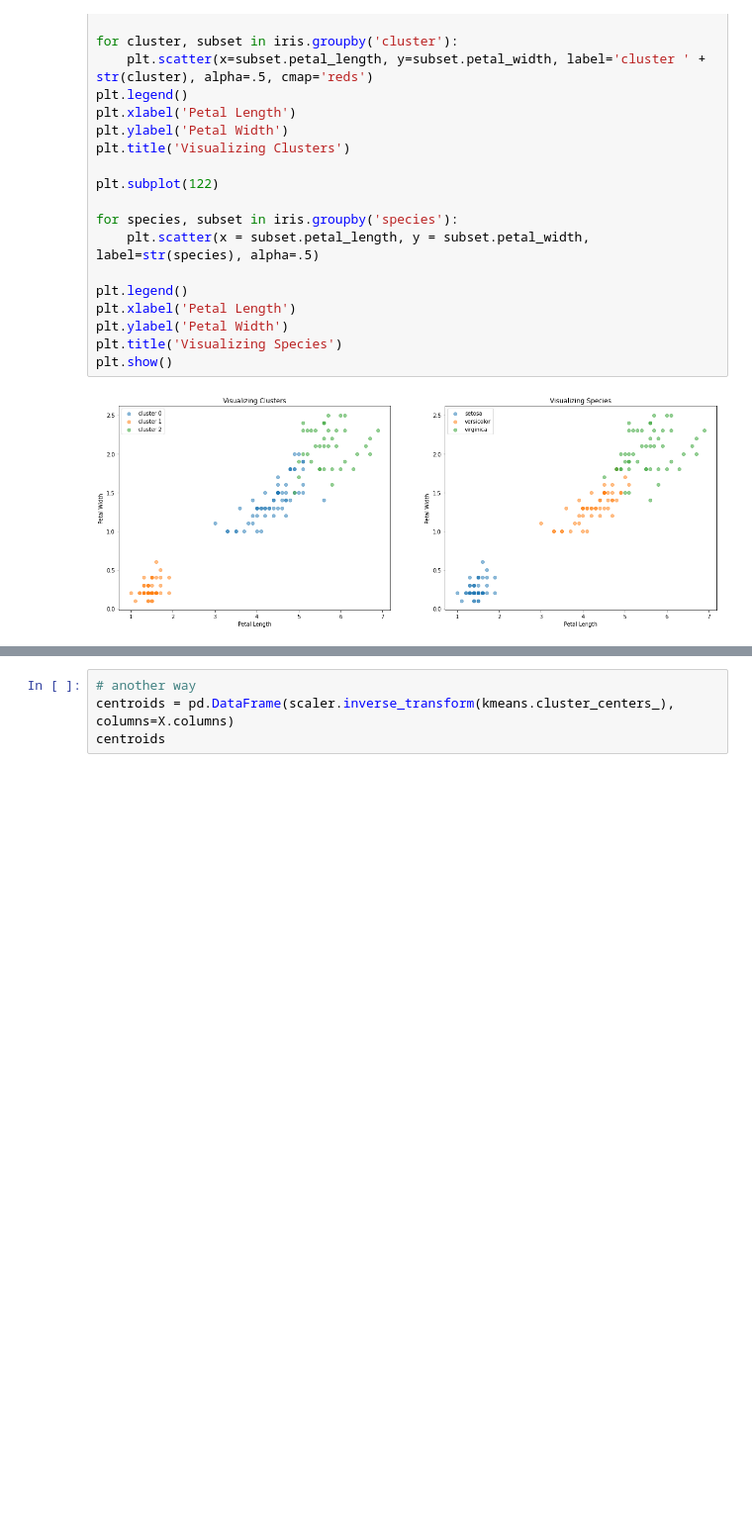
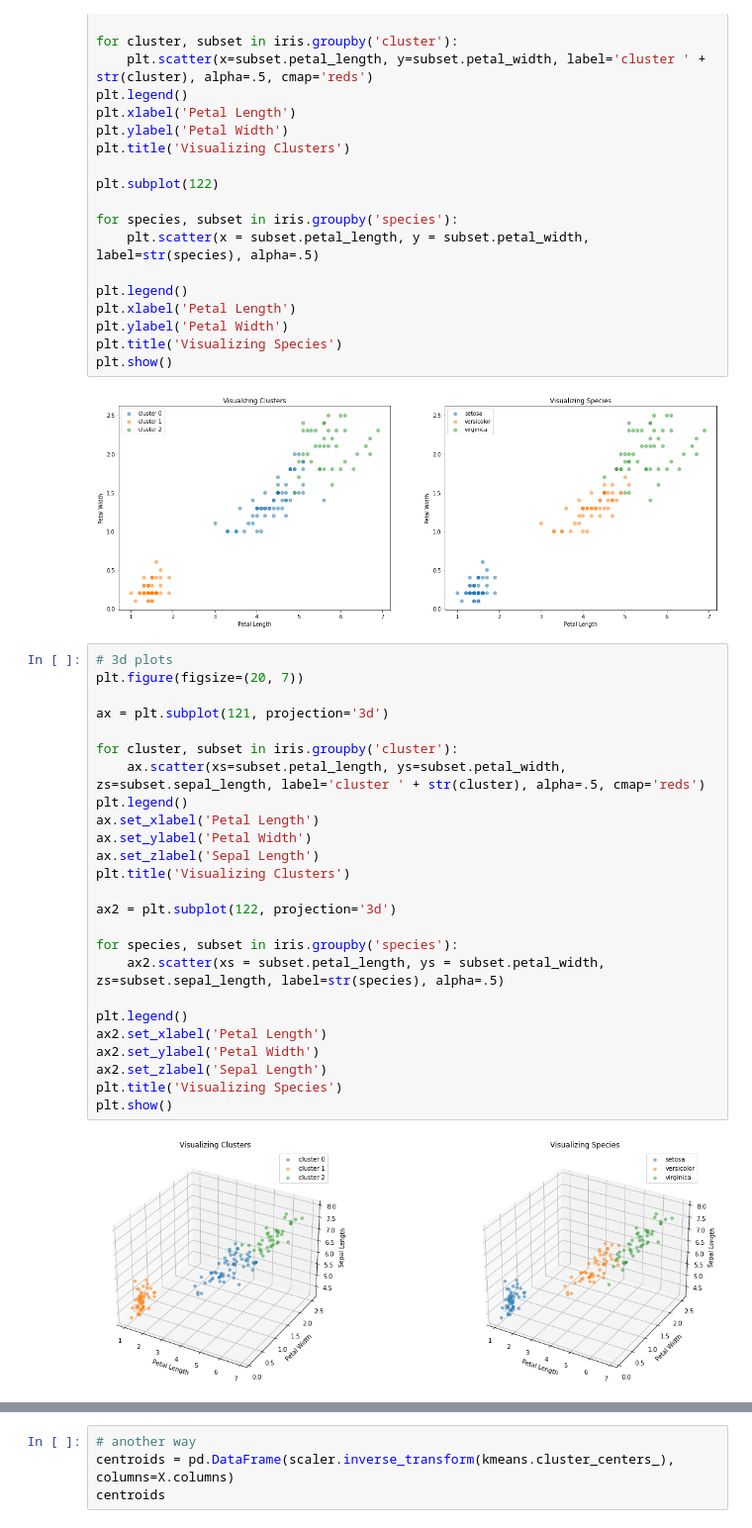
Before and after one commit to adam-talbot/clustering-exercises, a Jupyter notebook: modeling.ipynb, the cells around one changed output, grey strips where cells are left out. Shown at 99% size. Cells and saved outputs as stored; diff of their text form; blank space fills up the shorter version.

```diff
--- a/modeling.ipynb
+++ b/modeling.ipynb
@@ -277,5 +277,32 @@ plt.title('Visualizing Species')
 plt.show()
 # %% [output]
 [figure]
+# %%
+# 3d plots
+plt.figure(figsize=(20, 7))
+
+ax = plt.subplot(121, projection='3d')
+
+for cluster, subset in iris.groupby('cluster'):
+    ax.scatter(xs=subset.petal_length, ys=subset.petal_width, zs=subset.sepal_length, label='cluster ' + str(cluster), alpha=.5, cmap='reds')
+plt.legend()
+ax.set_xlabel('Petal Length')
+ax.set_ylabel('Petal Width')
+ax.set_zlabel('Sepal Length')
+plt.title('Visualizing Clusters')
+
+ax2 = plt.subplot(122, projection='3d')
+
+for species, subset in iris.groupby('species'):
+    ax2.scatter(xs = subset.petal_length, ys = subset.petal_width, zs=subset.sepal_length, label=str(species), alpha=.5)
+
+plt.legend()
+ax2.set_xlabel('Petal Length')
+ax2.set_ylabel('Petal Width')
+ax2.set_zlabel('Sepal Length')
+plt.title('Visualizing Species')
+plt.show()
+# %% [output]
+[figure, added]
 # %%
 # get centroids on unscaled data
```
Also changed, not shown: parts of 10 cells of this notebook.
